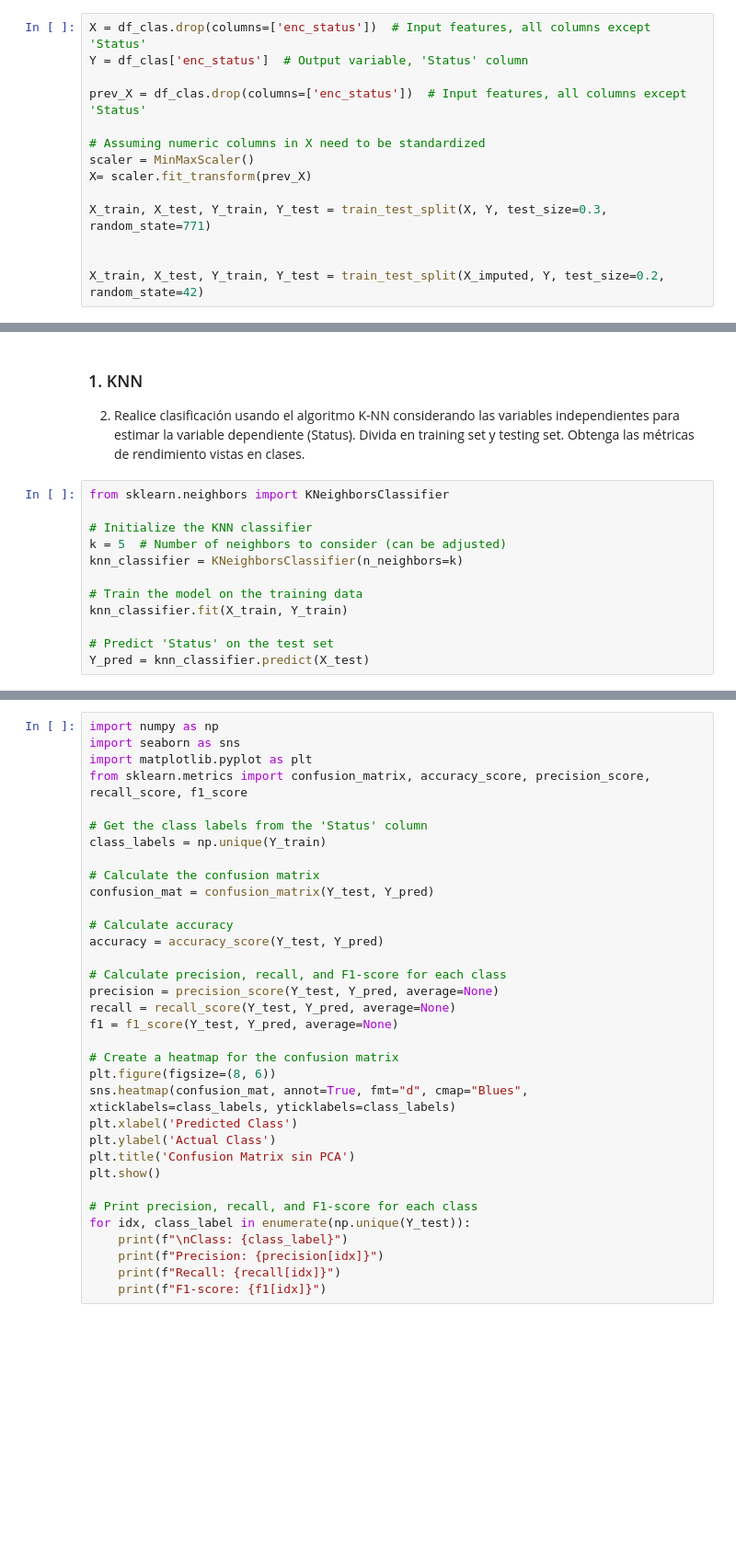
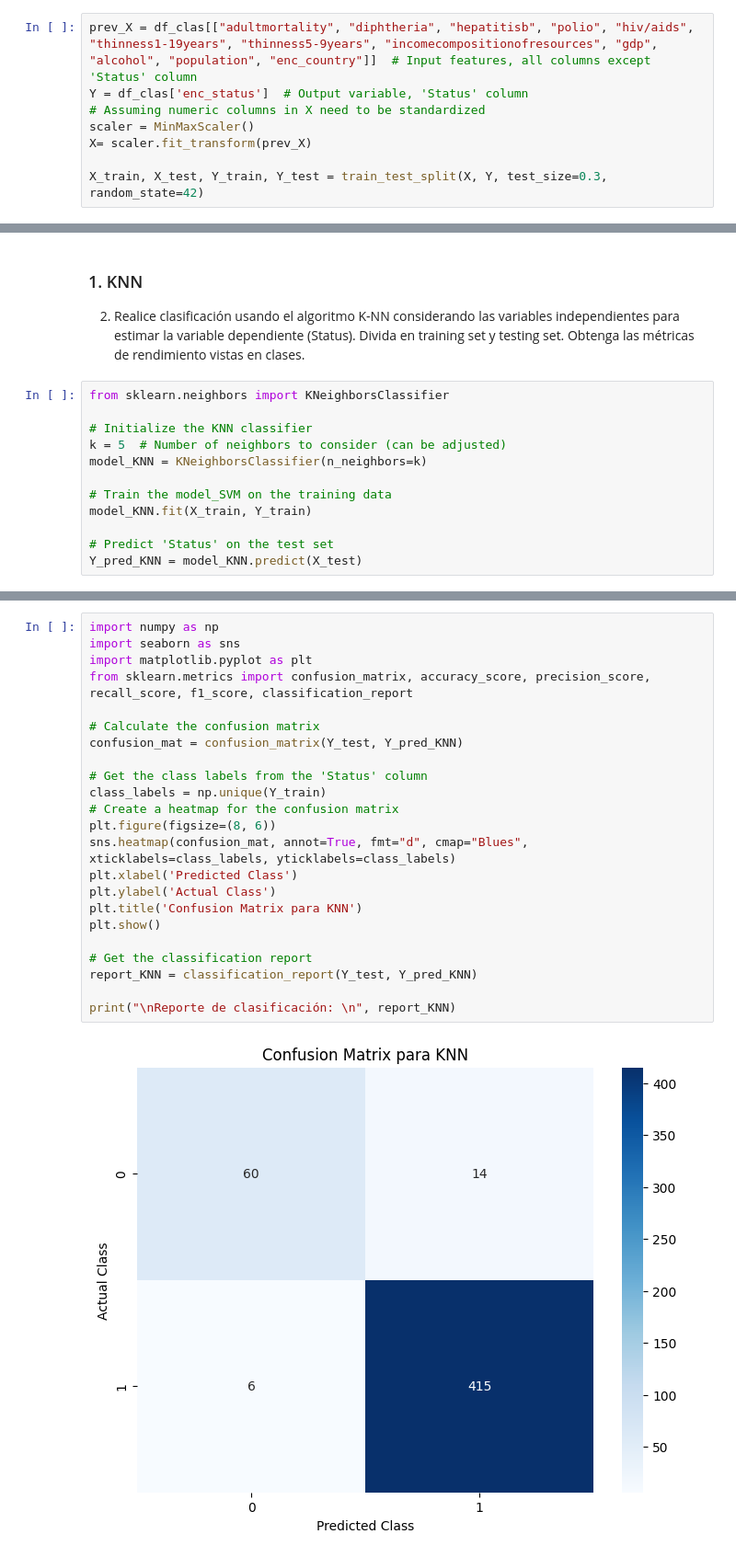
Before and after one commit to ElKroko/tarea-IA, a Jupyter notebook: 2. Life Expectancy.ipynb, the cells around one changed output, grey strips where cells are left out. Shown at 92% size. Saved outputs shown, nothing was run; the diff lists cells and outputs as text; blank space fills up the shorter version.

```diff
--- a/2. Life Expectancy.ipynb
+++ b/2. Life Expectancy.ipynb
@@ -295,14 +321,8 @@ Profundidad del árbol: 7
 # %%
-X = df_clas.drop(columns=['enc_status'])  # Input features, all columns except 'Status'
+prev_X = df_clas[["adultmortality", "diphtheria", "hepatitisb", "polio", "hiv/aids", "thinness1-19years", "thinness5-9years", "incomecompositionofresources", "gdp", "alcohol", "population", "enc_country"]]  # Input features, all columns except 'Status' column
 Y = df_clas['enc_status']  # Output variable, 'Status' column
-
-prev_X = df_clas.drop(columns=['enc_status'])  # Input features, all columns except 'Status'
-
 # Assuming numeric columns in X need to be standardized
 scaler = MinMaxScaler()
 X= scaler.fit_transform(prev_X)
 
-X_train, X_test, Y_train, Y_test = train_test_split(X, Y, test_size=0.3, random_state=771)
-
-
-X_train, X_test, Y_train, Y_test = train_test_split(X_imputed, Y, test_size=0.2, random_state=42)
+X_train, X_test, Y_train, Y_test = train_test_split(X, Y, test_size=0.3, random_state=42)
@@ -317,10 +335,10 @@ from sklearn.neighbors import KNeighborsClassifier
 
 # Initialize the KNN classifier
 k = 5  # Number of neighbors to consider (can be adjusted)
-knn_classifier = KNeighborsClassifier(n_neighbors=k)
+model_KNN = KNeighborsClassifier(n_neighbors=k)
 
-# Train the model on the training data
-knn_classifier.fit(X_train, Y_train)
+# Train the model_SVM on the training data
+model_KNN.fit(X_train, Y_train)
 
 # Predict 'Status' on the test set
-Y_pred = knn_classifier.predict(X_test)
+Y_pred_KNN = model_KNN.predict(X_test)
@@ -329,35 +345,25 @@ ValueError: Unknown label type: continuous. Maybe you are trying to fit a classi
 # %%
 import numpy as np
 import seaborn as sns
 import matplotlib.pyplot as plt
-from sklearn.metrics import confusion_matrix, accuracy_score, precision_score, recall_score, f1_score
+from sklearn.metrics import confusion_matrix, accuracy_score, precision_score, recall_score, f1_score, classification_report
+
+# Calculate the confusion matrix
+confusion_mat = confusion_matrix(Y_test, Y_pred_KNN)
 
 # Get the class labels from the 'Status' column
 class_labels = np.unique(Y_train)
-
-# Calculate the confusion matrix
-confusion_mat = confusion_matrix(Y_test, Y_pred)
-
-# Calculate accuracy
-accuracy = accuracy_score(Y_test, Y_pred)
-
-# Calculate precision, recall, and F1-score for each class
-precision = precision_score(Y_test, Y_pred, average=None)
-recall = recall_score(Y_test, Y_pred, average=None)
-f1 = f1_score(Y_test, Y_pred, average=None)
-
 # Create a heatmap for the confusion matrix
 plt.figure(figsize=(8, 6))
 sns.heatmap(confusion_mat, annot=True, fmt="d", cmap="Blues", xticklabels=class_labels, yticklabels=class_labels)
 plt.xlabel('Predicted Class')
 plt.ylabel('Actual Class')
-plt.title('Confusion Matrix sin PCA')
+plt.title('Confusion Matrix para KNN')
 plt.show()
 
-# Print precision, recall, and F1-score for each class
-for idx, class_label in enumerate(np.unique(Y_test)):
-    print(f"\nClass: {class_label}")
-    print(f"Precision: {precision[idx]}")
-    print(f"Recall: {recall[idx]}")
-    print(f"F1-score: {f1[idx]}")
+# Get the classification report
+report_KNN = classification_report(Y_test, Y_pred_KNN)
+
+print("\nReporte de clasificación: \n", report_KNN)
 # %% [output]
+[figure, added]
```
Also changed, not shown: parts of 12 cells of this notebook.
